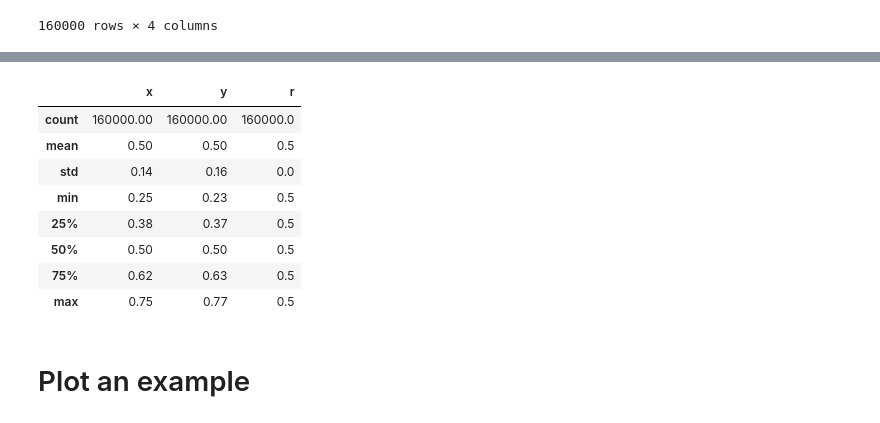
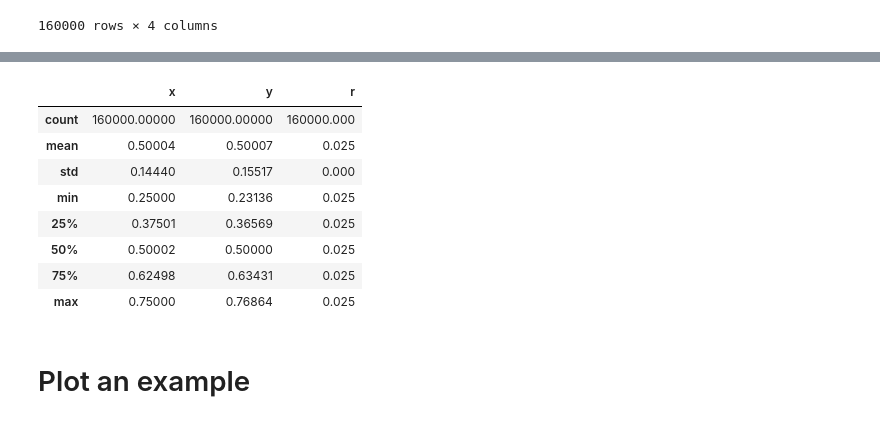
Before and after one commit to Veikko-Saikkonen/hard-spheres, a Jupyter notebook: Notebooks/Hardspheres_v2_simple_lattice.ipynb, the cells around one changed output, grey strips where cells are left out. Cells and saved outputs as stored; diff of their text form; code cells hidden in the pictures.

```diff
--- a/Notebooks/Hardspheres_v2_simple_lattice.ipynb
+++ b/Notebooks/Hardspheres_v2_simple_lattice.ipynb
@@ -107,29 +112,29 @@ dataframe.describe().round(2)
 # %%
 from sklearn.preprocessing import StandardScaler, MinMaxScaler
 
 scaler = StaticMinMaxScaler(
     columns = ["x", "y", "r"],
-    maximum = [X_box, Y_box, 1], # NOTE: Tuned for physical feasibility
+    maximum = [X_box, Y_box, 20], # NOTE: Tuned for physical feasibility
     minimum = [-X_box, -Y_box, 0] # NOTE: Tuned for physical feasibility
 )
 
 dataframe_scaled = pd.DataFrame(scaler.transform(dataframe), columns=dataframe.columns)
 
 dataframe_scaled.set_index(dataframe.index, inplace=True)
 
 dataframe_scaled = dataframe_scaled.drop(columns=["class"]) # Redundant with r
 # dataframe_scaled = dataframe_scaled.sort_values(by=["experiment", "sample"])
-dataframe_scaled.describe().round(2)
+dataframe_scaled.describe().round(5)
 # %% [output]
 |  | x | y | r |
-| count | 160000.00 | 160000.00 | 160000.0 |
-| mean | 0.50 | 0.50 | 0.5 |
-| std | 0.14 | 0.16 | 0.0 |
-| min | 0.25 | 0.23 | 0.5 |
-| 25% | 0.38 | 0.37 | 0.5 |
-| 50% | 0.50 | 0.50 | 0.5 |
-| 75% | 0.62 | 0.63 | 0.5 |
-| max | 0.75 | 0.77 | 0.5 |
+| count | 160000.00000 | 160000.00000 | 160000.000 |
+| mean | 0.50004 | 0.50007 | 0.025 |
+| std | 0.14440 | 0.15517 | 0.000 |
+| min | 0.25000 | 0.23136 | 0.025 |
+| 25% | 0.37501 | 0.36569 | 0.025 |
+| 50% | 0.50002 | 0.50000 | 0.025 |
+| 75% | 0.62498 | 0.63431 | 0.025 |
+| max | 0.75000 | 0.76864 | 0.025 |
 # %% [markdown]
 # Plot an example
 # %%
```
Also changed, not shown: parts of 15 cells of this notebook, 2 other files.
